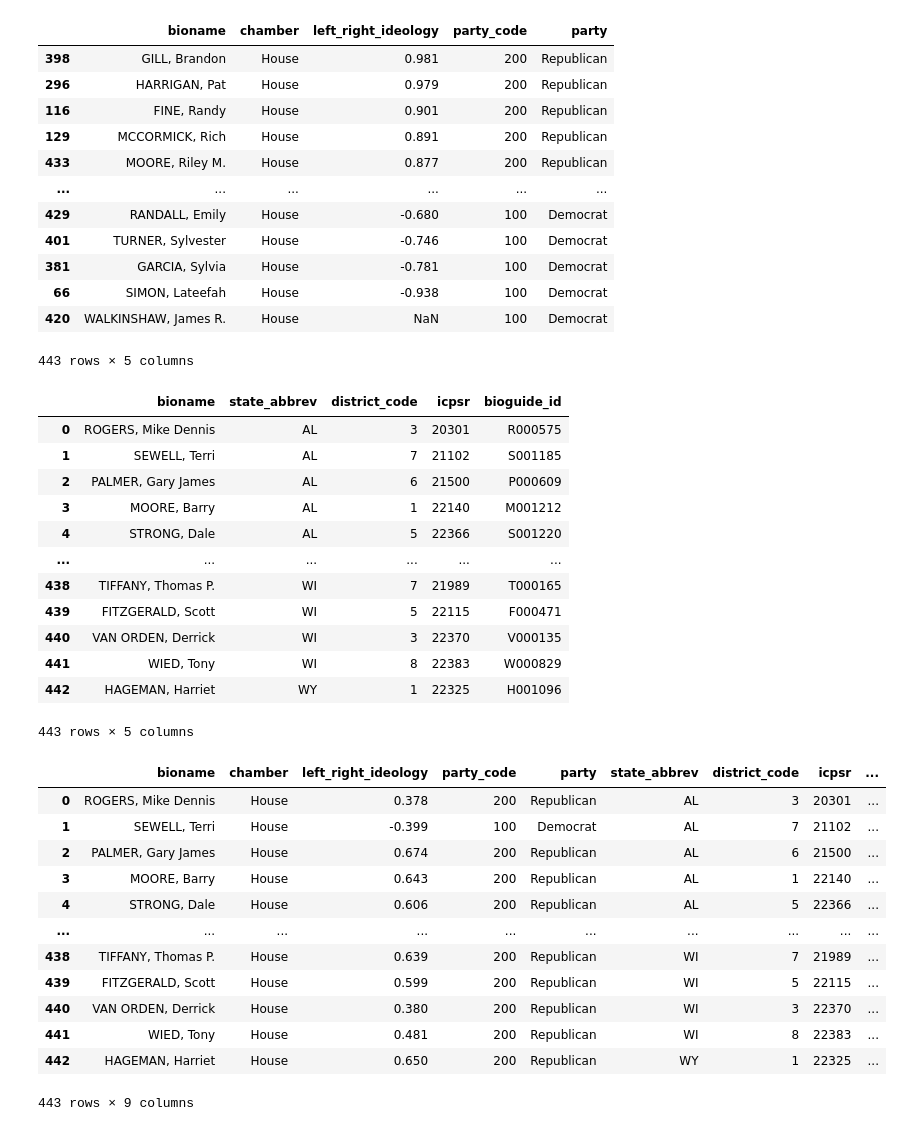
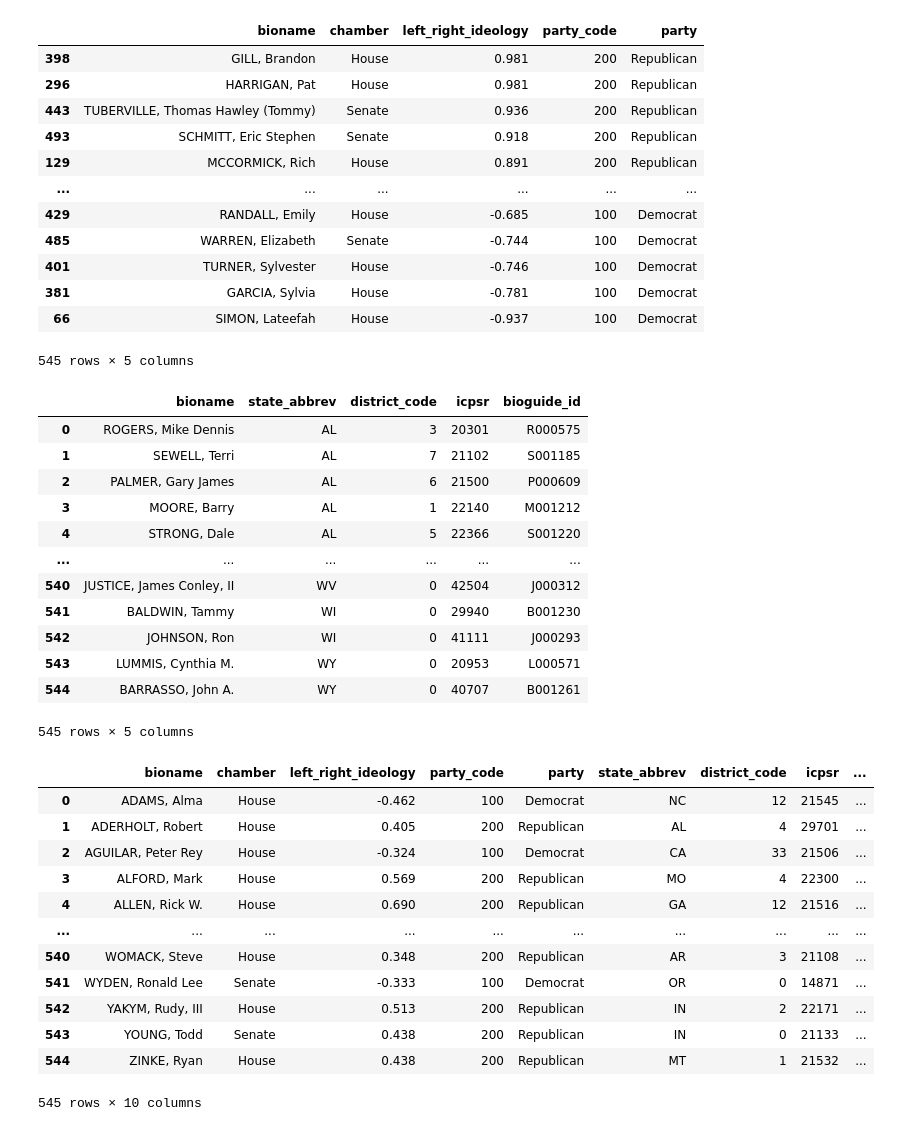
Before and after one commit to CastelAndres/DS6600Project, a Jupyter notebook: notebooks/ideology.ipynb, the cells around one changed output. Saved outputs shown, nothing was run; the diff lists cells and outputs as text; code cells hidden in the pictures.

```diff
--- a/notebooks/ideology.ipynb
+++ b/notebooks/ideology.ipynb
@@ -2,7 +2,7 @@
 import numpy as np
 import pandas as pd
 # %%
-url = 'https://voteview.com/static/data/out/members/H119_members.csv'
+url = 'https://voteview.com/static/data/out/members/HS119_members.csv'
 ideology = pd.read_csv(url)
 ideology.head(3).T
 
@@ -20,7 +21,8 @@ party_code
 Name: count, dtype: int64
 # %%
 replace_map = {200: 'Republican',
-               100: 'Democrat'}
+               100: 'Democrat',
+               328: 'Independent'}
 ideology['party'] = ideology['party_code'].replace(replace_map)
 ideology['party'].value_counts
 # %% [output]
@@ -74,17 +76,17 @@ ideology.sort_values('left_right_ideology', ascending=False)
 # %% [output]
 |  | bioname | chamber | left_right_ideology | party_code | party |
 | 398 | GILL, Brandon | House | 0.981 | 200 | Republican |
-| 296 | HARRIGAN, Pat | House | 0.979 | 200 | Republican |
-| 116 | FINE, Randy | House | 0.901 | 200 | Republican |
+| 296 | HARRIGAN, Pat | House | 0.981 | 200 | Republican |
+| 443 | TUBERVILLE, Thomas Hawley (Tommy) | Senate | 0.936 | 200 | Republican |
+| 493 | SCHMITT, Eric Stephen | Senate | 0.918 | 200 | Republican |
 | 129 | MCCORMICK, Rich | House | 0.891 | 200 | Republican |
-| 433 | MOORE, Riley M. | House | 0.877 | 200 | Republican |
 | ... | ... | ... | ... | ... | ... |
-| 429 | RANDALL, Emily | House | -0.680 | 100 | Democrat |
+| 429 | RANDALL, Emily | House | -0.685 | 100 | Democrat |
+| 485 | WARREN, Elizabeth | Senate | -0.744 | 100 | Democrat |
 | 401 | TURNER, Sylvester | House | -0.746 | 100 | Democrat |
 | 381 | GARCIA, Sylvia | House | -0.781 | 100 | Democrat |
-| 66 | SIMON, Lateefah | House | -0.938 | 100 | Democrat |
-| 420 | WALKINSHAW, James R. | House | NaN | 100 | Democrat |
+| 66 | SIMON, Lateefah | House | -0.937 | 100 | Democrat |
-443 rows × 5 columns
+545 rows × 5 columns
 # %%
 crosswalk
 # %% [output]
@@ -95,28 +97,35 @@ crosswalk
 | 3 | MOORE, Barry | AL | 1 | 22140 | M001212 |
 | 4 | STRONG, Dale | AL | 5 | 22366 | S001220 |
 | ... | ... | ... | ... | ... | ... |
-| 438 | TIFFANY, Thomas P. | WI | 7 | 21989 | T000165 |
-| 439 | FITZGERALD, Scott | WI | 5 | 22115 | F000471 |
-| 440 | VAN ORDEN, Derrick | WI | 3 | 22370 | V000135 |
-| 441 | WIED, Tony | WI | 8 | 22383 | W000829 |
-| 442 | HAGEMAN, Harriet | WY | 1 | 22325 | H001096 |
+| 540 | JUSTICE, James Conley, II | WV | 0 | 42504 | J000312 |
+| 541 | BALDWIN, Tammy | WI | 0 | 29940 | B001230 |
+| 542 | JOHNSON, Ron | WI | 0 | 41111 | J000293 |
+| 543 | LUMMIS, Cynthia M. | WY | 0 | 20953 | L000571 |
+| 544 | BARRASSO, John A. | WY | 0 | 40707 | B001261 |
-443 rows × 5 columns
+545 rows × 5 columns
 # %%
-ideology_crosswalk = pd.merge(ideology, crosswalk,
-                              on='bioname')
+ideology_crosswalk = pd.merge(
+    ideology,
+    crosswalk,
+    on='bioname',
+    how='outer',           # choose 'inner', 'left', 'right', or 'outer'
+    validate='one_to_one', # this checks that each key appears only once in both DF
+    indicator='matched'    # make sure 'matched' doesn't already exist
+)
+
 ideology_crosswalk
 # %% [output]
 |  | bioname | chamber | left_right_ideology | party_code | party | state_abbrev | district_code | icpsr | ... |
-| 0 | ROGERS, Mike Dennis | House | 0.378 | 200 | Republican | AL | 3 | 20301 | ... |
-| 1 | SEWELL, Terri | House | -0.399 | 100 | Democrat | AL | 7 | 21102 | ... |
-| 2 | PALMER, Gary James | House | 0.674 | 200 | Republican | AL | 6 | 21500 | ... |
-| 3 | MOORE, Barry | House | 0.643 | 200 | Republican | AL | 1 | 22140 | ... |
-| 4 | STRONG, Dale | House | 0.606 | 200 | Republican | AL | 5 | 22366 | ... |
+| 0 | ADAMS, Alma | House | -0.462 | 100 | Democrat | NC | 12 | 21545 | ... |
+| 1 | ADERHOLT, Robert | House | 0.405 | 200 | Republican | AL | 4 | 29701 | ... |
+| 2 | AGUILAR, Peter Rey | House | -0.324 | 100 | Democrat | CA | 33 | 21506 | ... |
+| 3 | ALFORD, Mark | House | 0.569 | 200 | Republican | MO | 4 | 22300 | ... |
+| 4 | ALLEN, Rick W. | House | 0.690 | 200 | Republican | GA | 12 | 21516 | ... |
 | ... | ... | ... | ... | ... | ... | ... | ... | ... | ... |
-| 438 | TIFFANY, Thomas P. | House | 0.639 | 200 | Republican | WI | 7 | 21989 | ... |
-| 439 | FITZGERALD, Scott | House | 0.599 | 200 | Republican | WI | 5 | 22115 | ... |
-| 440 | VAN ORDEN, Derrick | House | 0.380 | 200 | Republican | WI | 3 | 22370 | ... |
-| 441 | WIED, Tony | House | 0.481 | 200 | Republican | WI | 8 | 22383 | ... |
-| 442 | HAGEMAN, Harriet | House | 0.650 | 200 | Republican | WY | 1 | 22325 | ... |
+| 540 | WOMACK, Steve | House | 0.348 | 200 | Republican | AR | 3 | 21108 | ... |
+| 541 | WYDEN, Ronald Lee | Senate | -0.333 | 100 | Democrat | OR | 0 | 14871 | ... |
+| 542 | YAKYM, Rudy, III | House | 0.513 | 200 | Republican | IN | 2 | 22171 | ... |
+| 543 | YOUNG, Todd | Senate | 0.438 | 200 | Republican | IN | 0 | 21133 | ... |
+| 544 | ZINKE, Ryan | House | 0.438 | 200 | Republican | MT | 1 | 21532 | ... |
-443 rows × 9 columns
+545 rows × 10 columns
 # %%
```
Also changed, not shown: parts of 18 cells of this notebook.
